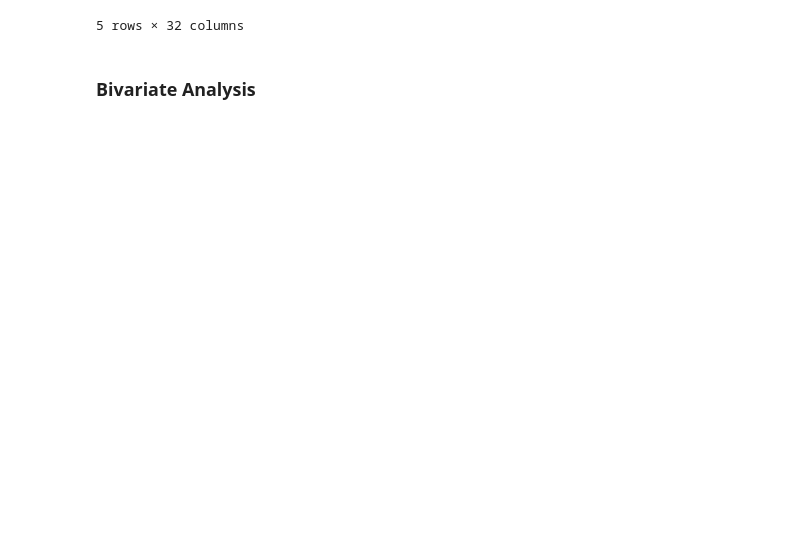
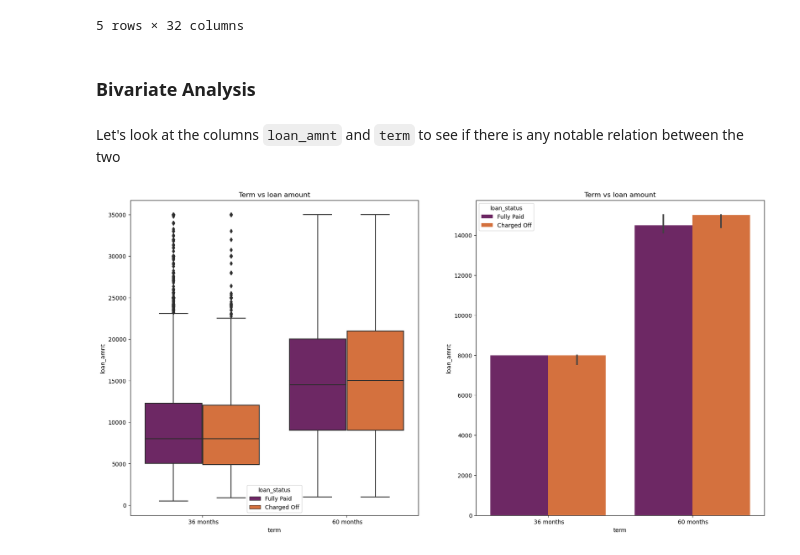
Before and after one commit to howxl/Lending-Club_Case-Study, a Jupyter notebook: LendingClubCaseStudy.ipynb, the cells around one changed output. Cells and saved outputs as stored; diff of their text form; code cells hidden in the pictures; blank space fills up the shorter version.

```diff
--- a/LendingClubCaseStudy.ipynb
+++ b/LendingClubCaseStudy.ipynb
@@ -321,3 +321,16 @@ df.head()
 5 rows × 32 columns
 # %% [markdown]
 ### Bivariate Analysis
+# %% [markdown]
+Let's look at the columns `loan_amnt` and `term` to see if there is any notable relation between the two
+# %%
+plt.figure(figsize=(20,10))
+plt.subplot(121)
+sns.boxplot(x='term', y='loan_amnt', hue='loan_status', data=df, palette="inferno")
+plt.title('Term vs loan amount')
+plt.subplot(122)
+sns.barplot(x='term', y='loan_amnt', hue='loan_status', data=df, estimator=np.median, palette="inferno")
+plt.title('Term vs loan amount')
+plt.show()
+# %% [output]
+[figure, added]
```
Also changed, not shown: parts of 21 cells of this notebook.
